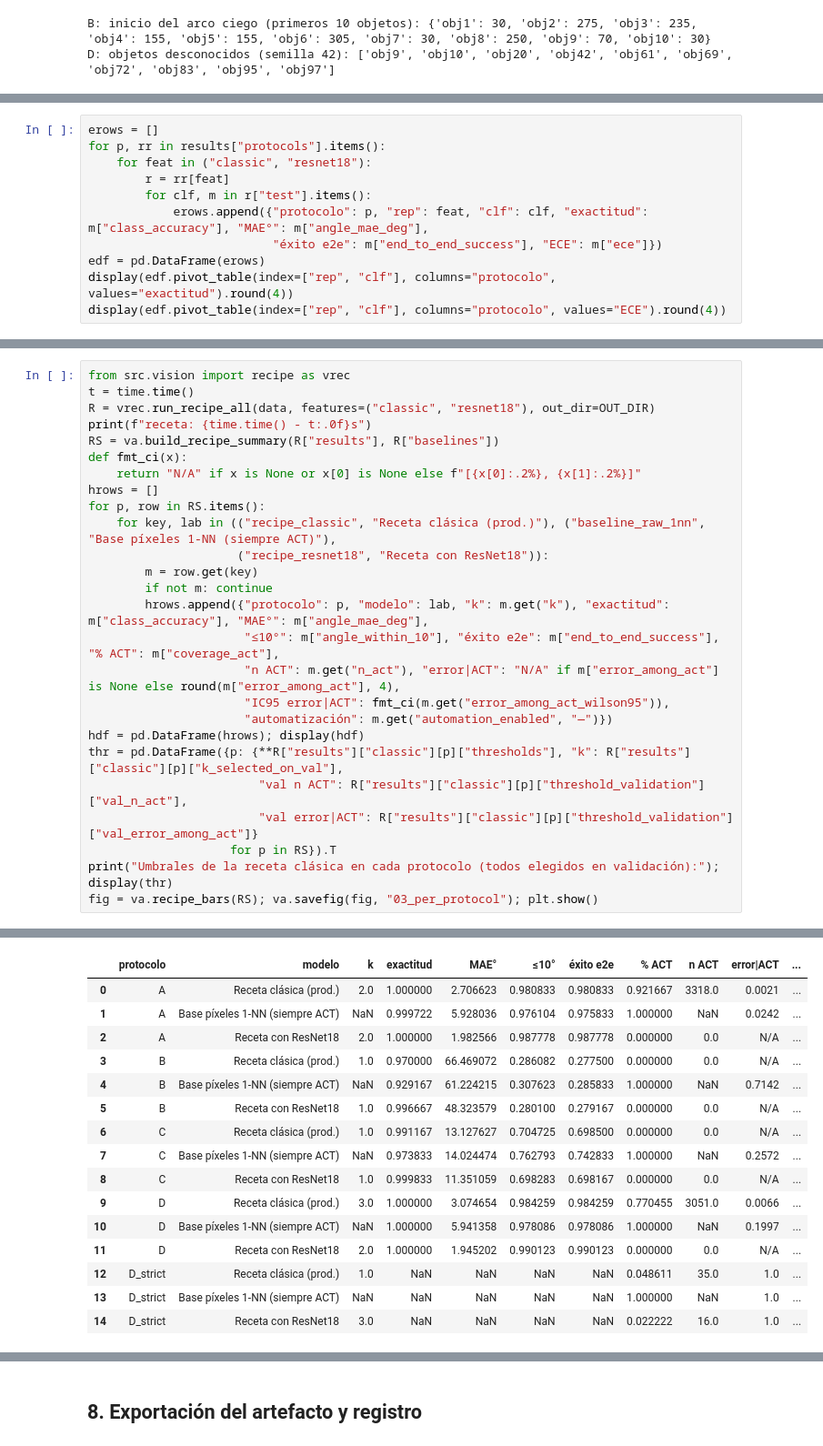
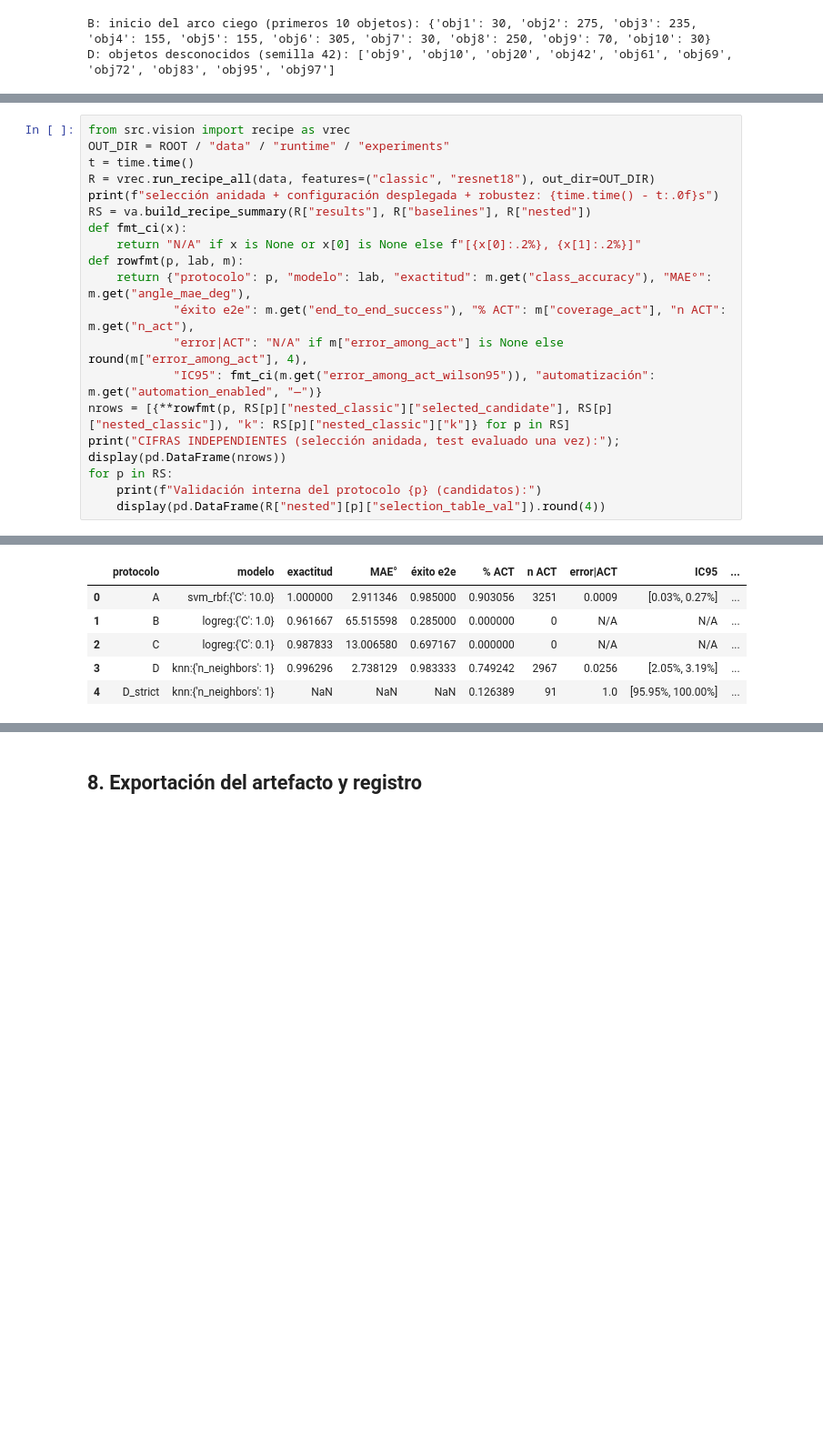
Before and after one commit to Looocust/planta-vision-ia, a Jupyter notebook: notebooks/01_experimentacion.ipynb, the cells around one changed output, grey strips where cells are left out. Shown at 91% size. Cells and saved outputs as stored; diff of their text form; blank space fills up the shorter version.

```diff
--- a/notebooks/01_experimentacion.ipynb
+++ b/notebooks/01_experimentacion.ipynb
@@ -259,11 +196,0 @@ validación por protocolo): es informativa y no se usa para elegir.
-# %%
-erows = []
-for p, rr in results["protocols"].items():
-    for feat in ("classic", "resnet18"):
-        r = rr[feat]
-        for clf, m in r["test"].items():
-            erows.append({"protocolo": p, "rep": feat, "clf": clf, "exactitud": m["class_accuracy"], "MAE°": m["angle_mae_deg"],
-                          "éxito e2e": m["end_to_end_success"], "ECE": m["ece"]})
-edf = pd.DataFrame(erows)
-display(edf.pivot_table(index=["rep", "clf"], columns="protocolo", values="exactitud").round(4))
-display(edf.pivot_table(index=["rep", "clf"], columns="protocolo", values="ECE").round(4))
@@ -302,27 +223,20 @@ vez** en su test. La misma receta se aplica con embeddings ResNet18 como referen
 # %%
 from src.vision import recipe as vrec
+OUT_DIR = ROOT / "data" / "runtime" / "experiments"
 t = time.time()
 R = vrec.run_recipe_all(data, features=("classic", "resnet18"), out_dir=OUT_DIR)
-print(f"receta: {time.time() - t:.0f}s")
-RS = va.build_recipe_summary(R["results"], R["baselines"])
+print(f"selección anidada + configuración desplegada + robustez: {time.time() - t:.0f}s")
+RS = va.build_recipe_summary(R["results"], R["baselines"], R["nested"])
 def fmt_ci(x):
     return "N/A" if x is None or x[0] is None else f"[{x[0]:.2%}, {x[1]:.2%}]"
-hrows = []
-for p, row in RS.items():
-    for key, lab in (("recipe_classic", "Receta clásica (prod.)"), ("baseline_raw_1nn", "Base píxeles 1-NN (siempre ACT)"),
-                     ("recipe_resnet18", "Receta con ResNet18")):
-        m = row.get(key)
-        if not m: continue
-        hrows.append({"protocolo": p, "modelo": lab, "k": m.get("k"), "exactitud": m["class_accuracy"], "MAE°": m["angle_mae_deg"],
-                      "≤10°": m["angle_within_10"], "éxito e2e": m["end_to_end_success"], "% ACT": m["coverage_act"],
-                      "n ACT": m.get("n_act"), "error|ACT": "N/A" if m["error_among_act"] is None else round(m["error_among_act"], 4),
-                      "IC95 error|ACT": fmt_ci(m.get("error_among_act_wilson95")),
-                      "automatización": m.get("automation_enabled", "—")})
-hdf = pd.DataFrame(hrows); display(hdf)
-thr = pd.DataFrame({p: {**R["results"]["classic"][p]["thresholds"], "k": R["results"]["classic"][p]["k_selected_on_val"],
-                        "val n ACT": R["results"]["classic"][p]["threshold_validation"]["val_n_act"],
-                        "val error|ACT": R["results"]["classic"][p]["threshold_validation"]["val_error_among_act"]}
-                    for p in RS}).T
-print("Umbrales de la receta clásica en cada protocolo (todos elegidos en validación):"); display(thr)
-fig = va.recipe_bars(RS); va.savefig(fig, "03_per_protocol"); plt.show()
+def rowfmt(p, lab, m):
+    return {"protocolo": p, "modelo": lab, "exactitud": m.get("class_accuracy"), "MAE°": m.get("angle_mae_deg"),
+            "éxito e2e": m.get("end_to_end_success"), "% ACT": m["coverage_act"], "n ACT": m.get("n_act"),
+            "error|ACT": "N/A" if m["error_among_act"] is None else round(m["error_among_act"], 4),
+            "IC95": fmt_ci(m.get("error_among_act_wilson95")), "automatización": m.get("automation_enabled", "—")}
+nrows = [{**rowfmt(p, RS[p]["nested_classic"]["selected_candidate"], RS[p]["nested_classic"]), "k": RS[p]["nested_classic"]["k"]} for p in RS]
+print("CIFRAS INDEPENDIENTES (selección anidada, test evaluado una vez):"); display(pd.DataFrame(nrows))
+for p in RS:
+    print(f"Validación interna del protocolo {p} (candidatos):")
+    display(pd.DataFrame(R["nested"][p]["selection_table_val"]).round(4))
 # %% [output]
@@ -330,16 +246,6 @@ receta: 24s
-|  | protocolo | modelo | k | exactitud | MAE° | ≤10° | éxito e2e | % ACT | n ACT | error|ACT | ... |
-| 0 | A | Receta clásica (prod.) | 2.0 | 1.000000 | 2.706623 | 0.980833 | 0.980833 | 0.921667 | 3318.0 | 0.0021 | ... |
-| 1 | A | Base píxeles 1-NN (siempre ACT) | NaN | 0.999722 | 5.928036 | 0.976104 | 0.975833 | 1.000000 | NaN | 0.0242 | ... |
-| 2 | A | Receta con ResNet18 | 2.0 | 1.000000 | 1.982566 | 0.987778 | 0.987778 | 0.000000 | 0.0 | N/A | ... |
-| 3 | B | Receta clásica (prod.) | 1.0 | 0.970000 | 66.469072 | 0.286082 | 0.277500 | 0.000000 | 0.0 | N/A | ... |
-| 4 | B | Base píxeles 1-NN (siempre ACT) | NaN | 0.929167 | 61.224215 | 0.307623 | 0.285833 | 1.000000 | NaN | 0.7142 | ... |
-| 5 | B | Receta con ResNet18 | 1.0 | 0.996667 | 48.323579 | 0.280100 | 0.279167 | 0.000000 | 0.0 | N/A | ... |
-| 6 | C | Receta clásica (prod.) | 1.0 | 0.991167 | 13.127627 | 0.704725 | 0.698500 | 0.000000 | 0.0 | N/A | ... |
-| 7 | C | Base píxeles 1-NN (siempre ACT) | NaN | 0.973833 | 14.024474 | 0.762793 | 0.742833 | 1.000000 | NaN | 0.2572 | ... |
-| 8 | C | Receta con ResNet18 | 1.0 | 0.999833 | 11.351059 | 0.698283 | 0.698167 | 0.000000 | 0.0 | N/A | ... |
-| 9 | D | Receta clásica (prod.) | 3.0 | 1.000000 | 3.074654 | 0.984259 | 0.984259 | 0.770455 | 3051.0 | 0.0066 | ... |
-| 10 | D | Base píxeles 1-NN (siempre ACT) | NaN | 1.000000 | 5.941358 | 0.978086 | 0.978086 | 1.000000 | NaN | 0.1997 | ... |
-| 11 | D | Receta con ResNet18 | 2.0 | 1.000000 | 1.945202 | 0.990123 | 0.990123 | 0.000000 | 0.0 | N/A | ... |
-| 12 | D_strict | Receta clásica (prod.) | 1.0 | NaN | NaN | NaN | NaN | 0.048611 | 35.0 | 1.0 | ... |
-| 13 | D_strict | Base píxeles 1-NN (siempre ACT) | NaN | NaN | NaN | NaN | NaN | 1.000000 | NaN | 1.0 | ... |
-| 14 | D_strict | Receta con ResNet18 | 3.0 | NaN | NaN | NaN | NaN | 0.022222 | 16.0 | 1.0 | ... |
+|  | protocolo | modelo | exactitud | MAE° | éxito e2e | % ACT | n ACT | error|ACT | IC95 | ... |
+| 0 | A | svm_rbf:{'C': 10.0} | 1.000000 | 2.911346 | 0.985000 | 0.903056 | 3251 | 0.0009 | [0.03%, 0.27%] | ... |
+| 1 | B | logreg:{'C': 1.0} | 0.961667 | 65.515598 | 0.285000 | 0.000000 | 0 | N/A | N/A | ... |
+| 2 | C | logreg:{'C': 0.1} | 0.987833 | 13.006580 | 0.697167 | 0.000000 | 0 | N/A | N/A | ... |
+| 3 | D | knn:{'n_neighbors': 1} | 0.996296 | 2.738129 | 0.983333 | 0.749242 | 2967 | 0.0256 | [2.05%, 3.19%] | ... |
+| 4 | D_strict | knn:{'n_neighbors': 1} | NaN | NaN | NaN | 0.126389 | 91 | 1.0 | [95.95%, 100.00%] | ... |
```
Also changed, not shown: parts of 37 cells of this notebook, 50 other files.
